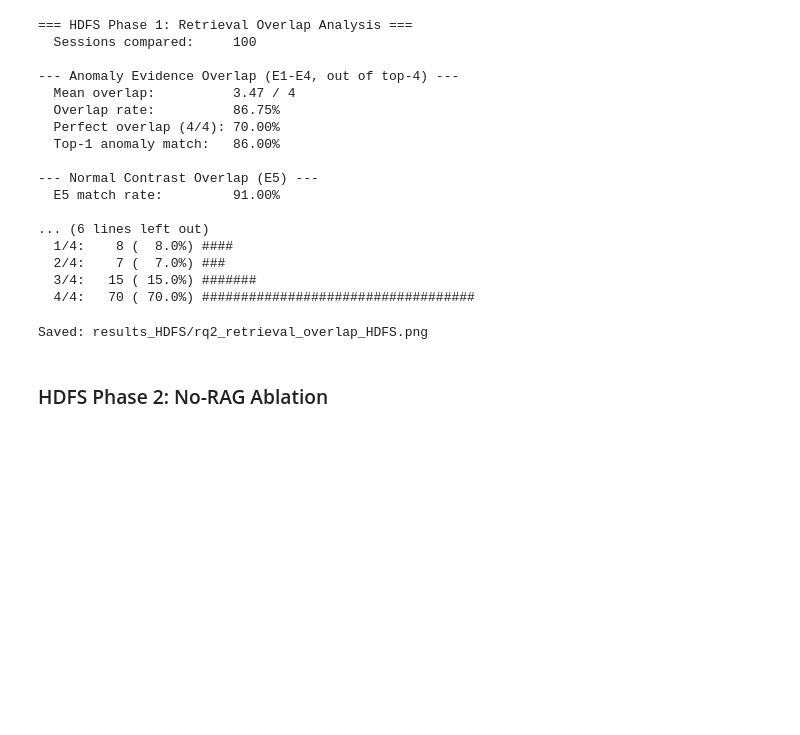
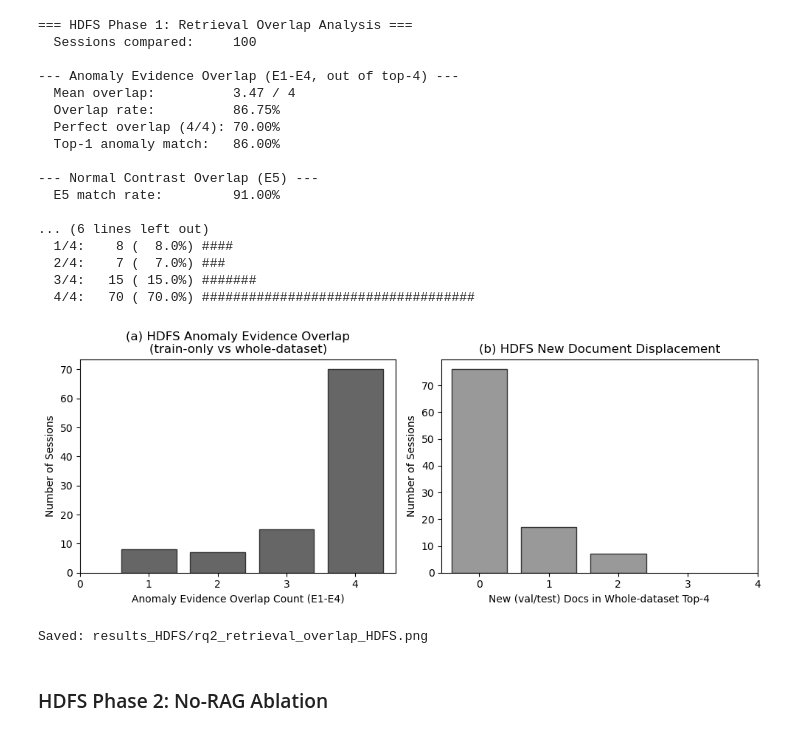
Before and after one commit to tw13023/agentic-log-explanations, a Jupyter notebook: notebooks/11_rq2_rag_ablation.ipynb, the cells around one changed output. Cells and saved outputs as stored; diff of their text form; code cells hidden in the pictures; blank space fills up the shorter version.

```diff
--- a/notebooks/11_rq2_rag_ablation.ipynb
+++ b/notebooks/11_rq2_rag_ablation.ipynb
@@ -1213,33 +1214,32 @@ for i in range(5):
   4/4:   70 ( 70.0%) ###################################
 # %%
 # === HDFS Phase 1: Overlap Distribution Figures ===
-import matplotlib
-matplotlib.use('Agg')
 import matplotlib.pyplot as plt
 
 fig, axes = plt.subplots(1, 2, figsize=(10, 4))
 
 ax = axes[0]
 counts = hdfs_df_overlap['anomaly_overlap_4'].value_counts().sort_index()
 ax.bar(counts.index, counts.values, color='0.4', edgecolor='0.2')
 ax.set_xlabel('Anomaly Evidence Overlap Count (E1-E4)')
 ax.set_ylabel('Number of Sessions')
 ax.set_title('(a) HDFS Anomaly Evidence Overlap\n(train-only vs whole-dataset)')
 ax.set_xticks(range(5))
 
 ax = axes[1]
 counts_new = hdfs_df_overlap['new_docs_in_top4'].value_counts().sort_index()
 ax.bar(counts_new.index, counts_new.values, color='0.6', edgecolor='0.2')
 ax.set_xlabel('New (val/test) Docs in Whole-dataset Top-4')
 ax.set_ylabel('Number of Sessions')
 ax.set_title('(b) HDFS New Document Displacement')
 ax.set_xticks(range(5))
 
 plt.tight_layout()
 plt.savefig(str(RESULTS_HDFS_DIR / 'rq2_retrieval_overlap_HDFS.png'), dpi=600, bbox_inches='tight')
 plt.show()
 print('Saved: results_HDFS/rq2_retrieval_overlap_HDFS.png')
 # %% [output]
+[figure, added]
 Saved: results_HDFS/rq2_retrieval_overlap_HDFS.png
 # %% [markdown]
 ### HDFS Phase 2: No-RAG Ablation
```
Also changed, not shown: parts of 11 cells of this notebook, 3 other files.
